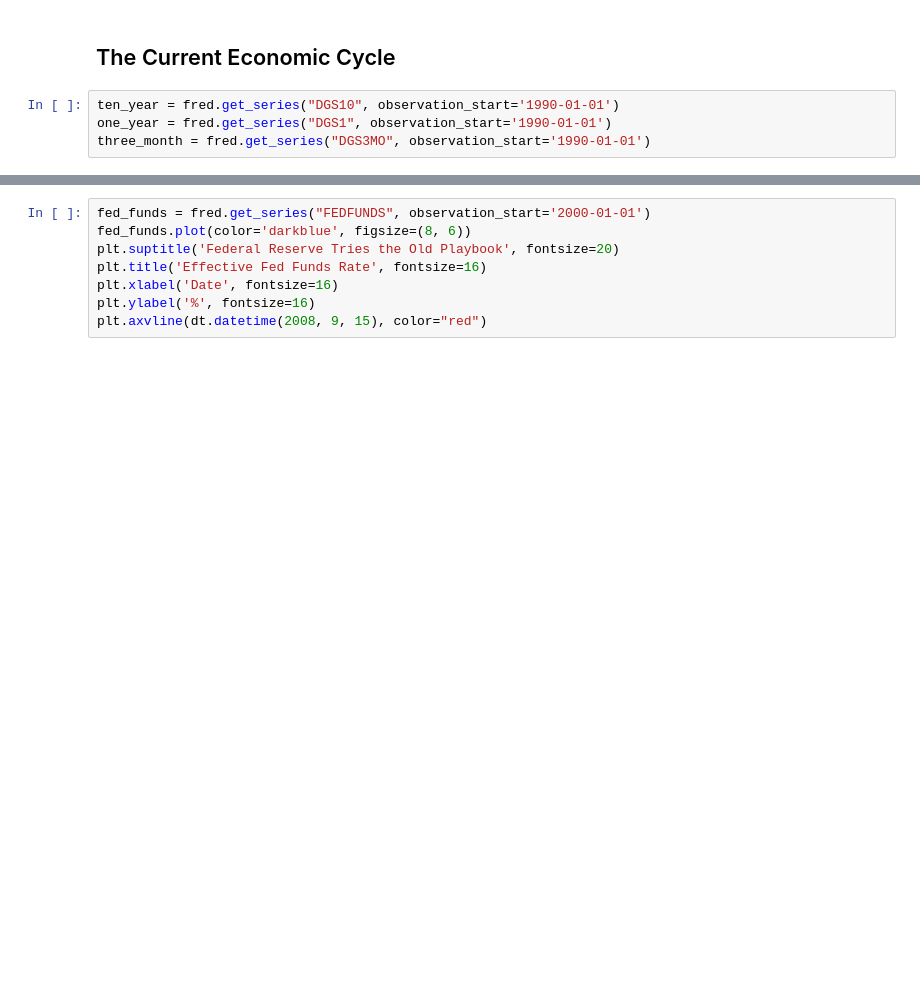
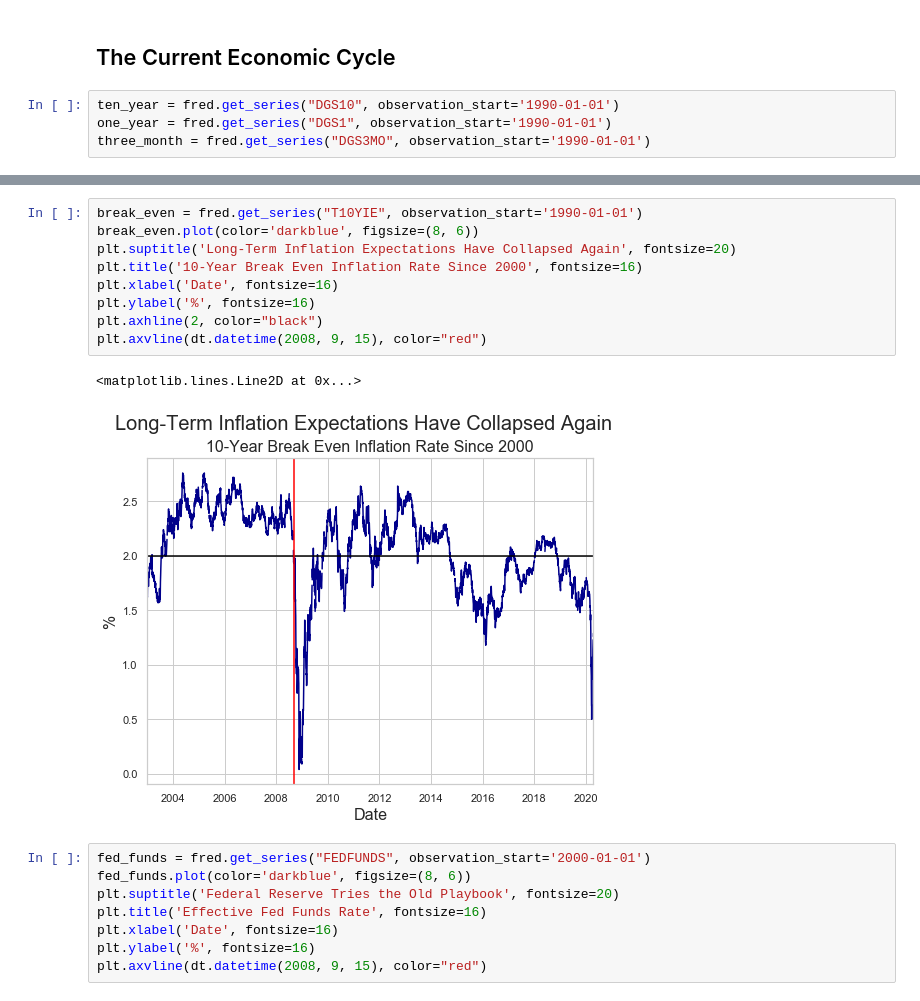
Before and after one commit to thsavage/Macro, a Jupyter notebook: Putting the Crisis into Context.ipynb, the cells around one changed output, grey strips where cells are left out. Drawn from its saved outputs; the diff is of its cells as text; blank space fills up the shorter version.

```diff
--- a/Putting the Crisis into Context.ipynb
+++ b/Putting the Crisis into Context.ipynb
@@ -86,3 +108,15 @@ plt.axvline(dt.datetime(2008, 9, 15), color="red")
+# %%
+break_even = fred.get_series("T10YIE", observation_start='1990-01-01')
+break_even.plot(color='darkblue', figsize=(8, 6))
+plt.suptitle('Long-Term Inflation Expectations Have Collapsed Again', fontsize=20)
+plt.title('10-Year Break Even Inflation Rate Since 2000', fontsize=16)
+plt.xlabel('Date', fontsize=16)
+plt.ylabel('%', fontsize=16)
+plt.axhline(2, color="black")
+plt.axvline(dt.datetime(2008, 9, 15), color="red")
+# %% [output]
+<matplotlib.lines.Line2D at 0x...>
+[figure, added]
 # %%
 fed_funds = fred.get_series("FEDFUNDS", observation_start='2000-01-01')
 fed_funds.plot(color='darkblue', figsize=(8, 6))
```
Also changed, not shown: parts of 21 cells of this notebook.
